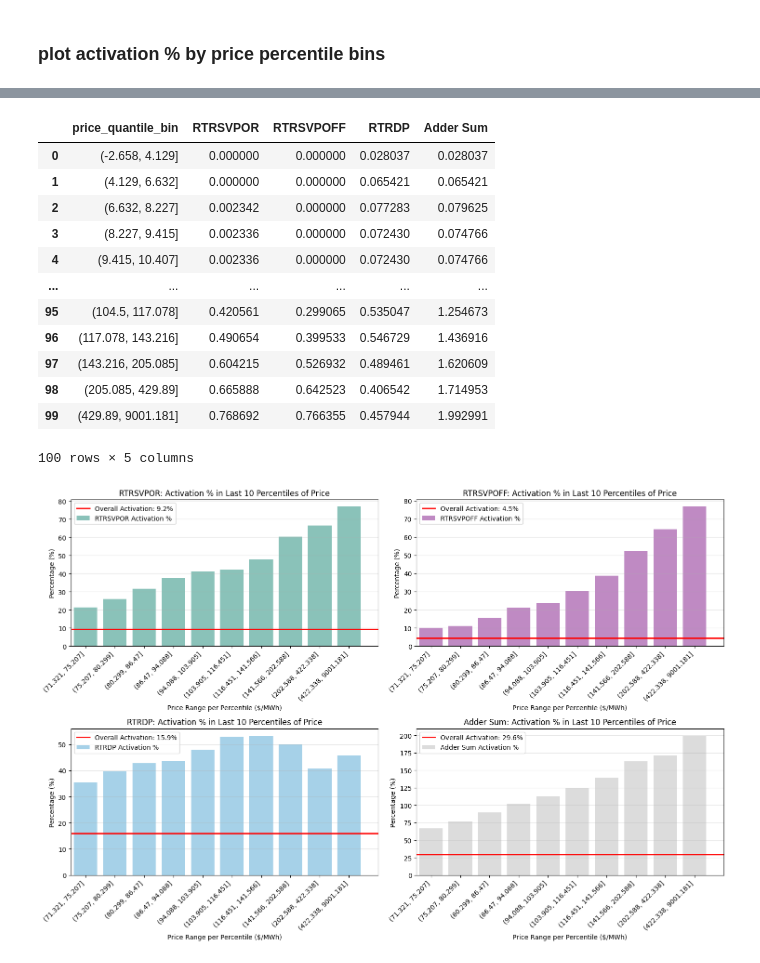
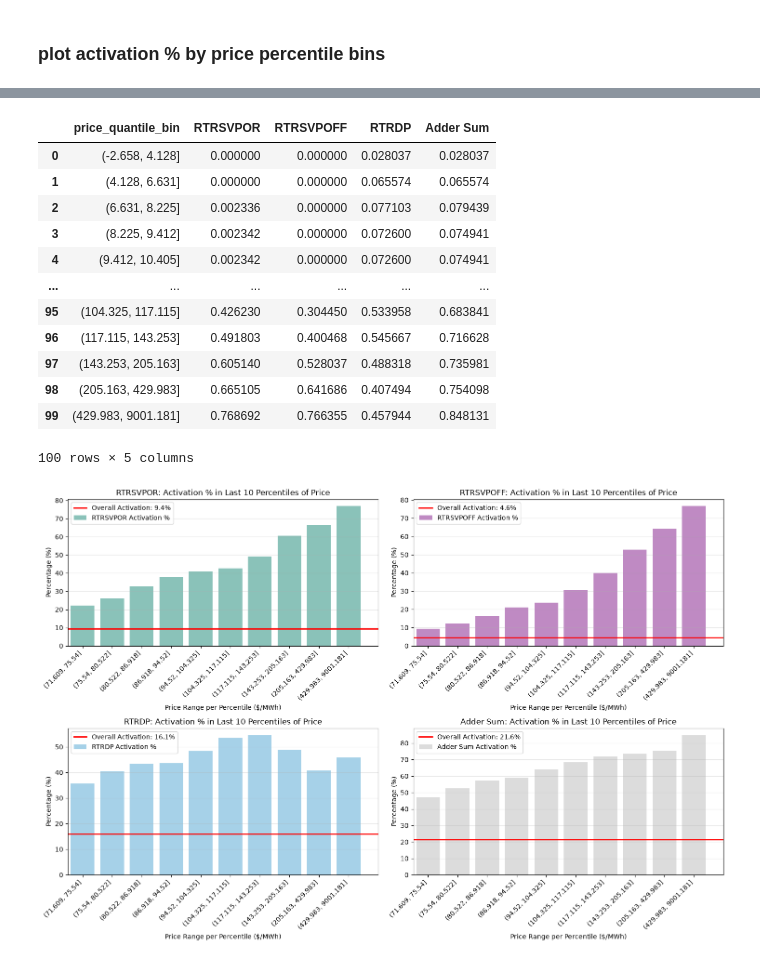
Before and after one commit to zyliaz/Energy-Price-Risk-Model, a Jupyter notebook: 03_notebooks/02_analysis/02_price_adder_activation.ipynb, the cells around one changed output, grey strips where cells are left out. Saved outputs shown, nothing was run; the diff lists cells and outputs as text; code cells hidden in the pictures.

```diff
--- a/03_notebooks/02_analysis/02_price_adder_activation.ipynb
+++ b/03_notebooks/02_analysis/02_price_adder_activation.ipynb
@@ -73,6 +63,6 @@ date_time: 2021-01-01 00:00:00 to 2025-12-27 23:00:00
 # %%
 # if any adder is active
-cols = df_price_adders.columns.difference(['date'])
+cols = df_price_adders.columns.difference(['datetime'])
 df_price_adders['if_adder'] = df_price_adders[cols].any(axis=1)
 df_price_adders
 # %% [output]
@@ -110,0 +82,6 @@ df_match
+# %%
+# merge two frames
+df_price_adders['datetime'] = pd.to_datetime(df_price_adders['datetime'])
+df = pd.merge(df_price_adders, df_price_spike, left_on='datetime', right_on='date_time', how='right')
+df_match = df.drop(columns=['date_time']).rename(columns={'datetime': 'date'})
+df_match
@@ -144,5 +135,12 @@ last_bins = 10
 df_before2025dec['price_quantile_bin'] = pd.qcut(df_before2025dec['price'], q=bin_num)
 df_bins = df_before2025dec[['date', 'price', 'price_quantile_bin', 'RTRSVPOR', 'RTRSVPOFF', 'RTRDP']]
 df_bins['Adder Sum'] = df_bins['RTRSVPOR'] + df_bins['RTRSVPOFF'] + df_bins['RTRDP']
+
+# binary "was this adder active this hour" indicators — activation rate is the % of hours
+# an adder was active, not the mean dollar value of the adder (which is unbounded and was
+# previously being scaled by 100 as if it were already a 0-1 fraction)
+adder_columns = ['RTRSVPOR', 'RTRSVPOFF', 'RTRDP', 'Adder Sum']
+for col in adder_columns:
+    df_bins[f'{col}_active'] = (df_bins[col] != 0).astype(int)
 df_bins.head()
 # %% [output]
@@ -155,52 +153,53 @@ df_bins.head()
 # %%
-# create activation rate table
-activation_rate_table = df_bins.groupby('price_quantile_bin')[['RTRSVPOR', 'RTRSVPOFF', 'RTRDP', 'Adder Sum']].mean().reset_index()
+# create activation rate table (% of hours each adder was active, per price bin)
+active_columns = [f'{col}_active' for col in adder_columns]
+activation_rate_table = df_bins.groupby('price_quantile_bin')[active_columns].mean().reset_index()
+activation_rate_table.columns = ['price_quantile_bin'] + adder_columns
 activation_rate_table
 # %% [output]
 |  | price_quantile_bin | RTRSVPOR | RTRSVPOFF | RTRDP | Adder Sum |
-| 0 | (-2.658, 4.129] | 0.000000 | 0.000000 | 0.028037 | 0.028037 |
-| 1 | (4.129, 6.632] | 0.000000 | 0.000000 | 0.065421 | 0.065421 |
-| 2 | (6.632, 8.227] | 0.002342 | 0.000000 | 0.077283 | 0.079625 |
-| 3 | (8.227, 9.415] | 0.002336 | 0.000000 | 0.072430 | 0.074766 |
-| 4 | (9.415, 10.407] | 0.002336 | 0.000000 | 0.072430 | 0.074766 |
+| 0 | (-2.658, 4.128] | 0.000000 | 0.000000 | 0.028037 | 0.028037 |
+| 1 | (4.128, 6.631] | 0.000000 | 0.000000 | 0.065574 | 0.065574 |
+| 2 | (6.631, 8.225] | 0.002336 | 0.000000 | 0.077103 | 0.079439 |
+| 3 | (8.225, 9.412] | 0.002342 | 0.000000 | 0.072600 | 0.074941 |
+| 4 | (9.412, 10.405] | 0.002342 | 0.000000 | 0.072600 | 0.074941 |
 | ... | ... | ... | ... | ... | ... |
-| 95 | (104.5, 117.078] | 0.420561 | 0.299065 | 0.535047 | 1.254673 |
-| 96 | (117.078, 143.216] | 0.490654 | 0.399533 | 0.546729 | 1.436916 |
-| 97 | (143.216, 205.085] | 0.604215 | 0.526932 | 0.489461 | 1.620609 |
-| 98 | (205.085, 429.89] | 0.665888 | 0.642523 | 0.406542 | 1.714953 |
-| 99 | (429.89, 9001.181] | 0.768692 | 0.766355 | 0.457944 | 1.992991 |
+| 95 | (104.325, 117.115] | 0.426230 | 0.304450 | 0.533958 | 0.683841 |
+| 96 | (117.115, 143.253] | 0.491803 | 0.400468 | 0.545667 | 0.716628 |
+| 97 | (143.253, 205.163] | 0.605140 | 0.528037 | 0.488318 | 0.735981 |
+| 98 | (205.163, 429.983] | 0.665105 | 0.641686 | 0.407494 | 0.754098 |
+| 99 | (429.983, 9001.181] | 0.768692 | 0.766355 | 0.457944 | 0.848131 |
 100 rows × 5 columns
 # %%
-adder_columns = ['RTRSVPOR', 'RTRSVPOFF', 'RTRDP', 'Adder Sum']
 colors = ['#59a89c', "#a559aa9f", "#80bedf", '#cecece']
 
-# Calculate baseline (% of True values in each column)
-baseline = [df_bins[col].sum() / len(df_bins) * 100 for col in adder_columns]
+# baseline = overall % of hours each adder was active (mean of the 0/1 indicator, not the raw value)
+baseline = [df_bins[f'{col}_active'].mean() * 100 for col in adder_columns]
 
 # Create separate subplots for each adder type
 fig, axes = plt.subplots(2, 2, figsize=(15, 10))
 positions = activation_rate_table['price_quantile_bin'].astype(str)
 
 for i, col in enumerate(adder_columns):
     ax_i = axes[i // 2, i % 2]
 
     # Plot adder activation percentage
     ax_i.bar(positions, activation_rate_table[col] * 100, color=colors[i], alpha=0.7, label=f'{col} Activation %')
 
     # Add baseline line (overall spike percentage)
     ax_i.axhline(y=baseline[i], color='red', linestyle='-', linewidth=2, label=f'Overall Activation: {baseline[i]:.1f}%')
 
     ax_i.set_xlabel('Price Range per Percentile ($/MWh)')
     ax_i.set_ylabel('Percentage (%)')
     ax_i.set_title(f'{col}: Activation % in Last {last_bins} Percentiles of Price')
     ax_i.set_xticks(positions)
     ax_i.set_xticklabels(positions, rotation=45, ha='right')
     ax_i.set_xlim(len(positions)-last_bins-0.5, len(positions))
     ax_i.legend(loc='upper left')
     ax_i.grid(axis='y', alpha=0.3)
 
 plt.tight_layout()
 plt.savefig(f'{OUT_DIR}/price_adder_last_{last_bins}_{100/bin_num}_percentiles.png', dpi=300, bbox_inches='tight')
 plt.show()
 # %% [output]
-[figure, old version]
+[figure, new version]
```
Also changed, not shown: parts of 8 cells of this notebook, 10 other files.
